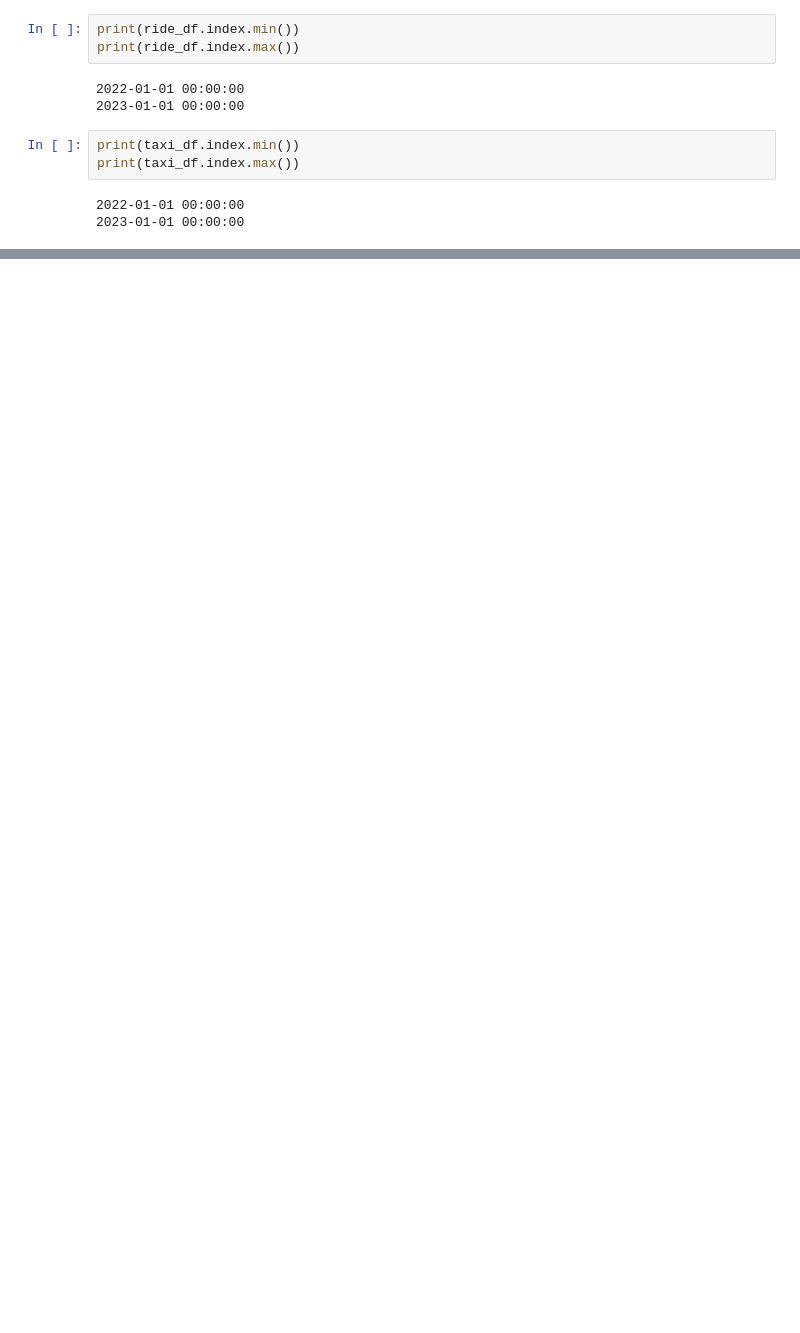
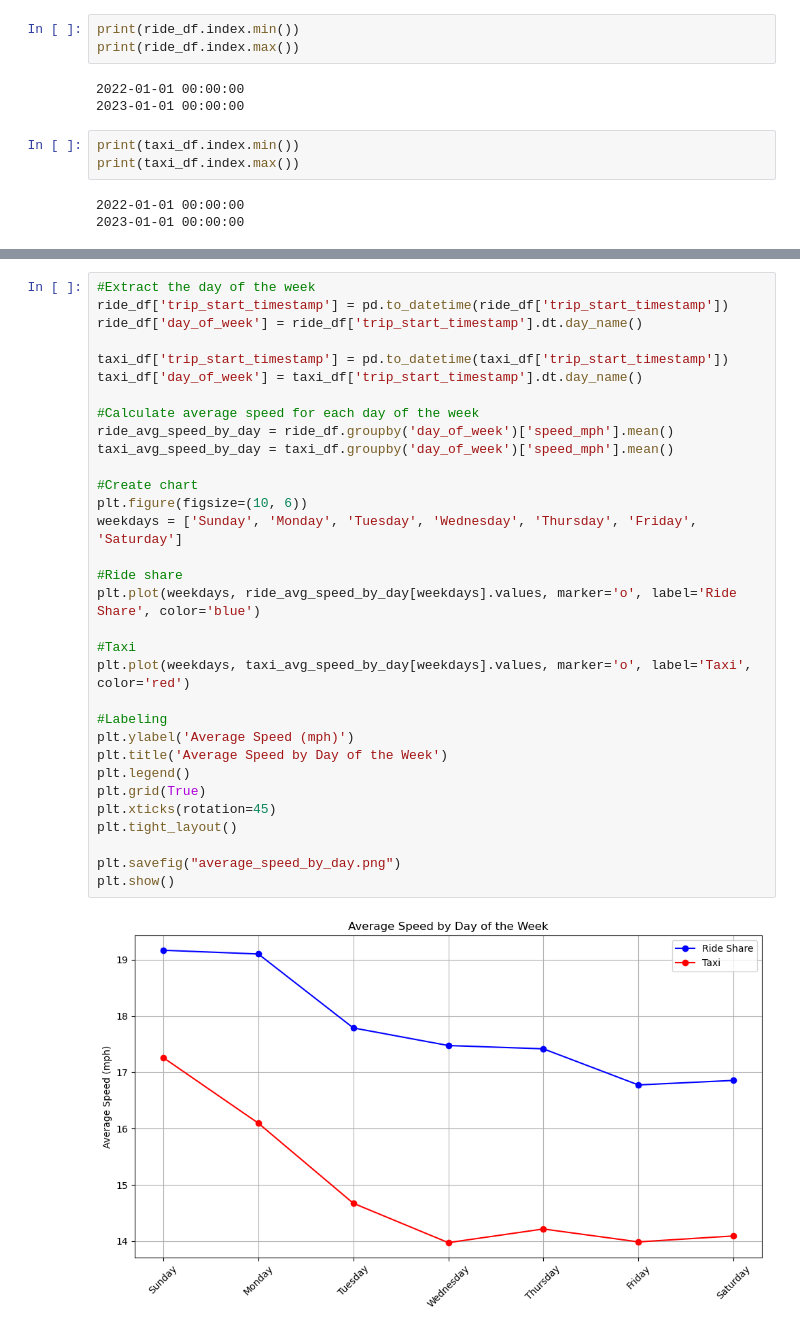
Before and after one commit to shaildesai98/Project-, a Jupyter notebook: test_notebook.ipynb, the cells around one changed output, grey strips where cells are left out. Cells and saved outputs as stored; diff of their text form; blank space fills up the shorter version.

```diff
--- a/test_notebook.ipynb
+++ b/test_notebook.ipynb
@@ -365,0 +353,34 @@ Average Distance (miles): 5.35
+# %%
+#Extract the day of the week
+ride_df['trip_start_timestamp'] = pd.to_datetime(ride_df['trip_start_timestamp'])
+ride_df['day_of_week'] = ride_df['trip_start_timestamp'].dt.day_name()
+
+taxi_df['trip_start_timestamp'] = pd.to_datetime(taxi_df['trip_start_timestamp'])
+taxi_df['day_of_week'] = taxi_df['trip_start_timestamp'].dt.day_name()
+
+#Calculate average speed for each day of the week
+ride_avg_speed_by_day = ride_df.groupby('day_of_week')['speed_mph'].mean()
+taxi_avg_speed_by_day = taxi_df.groupby('day_of_week')['speed_mph'].mean()
+
+#Create chart
+plt.figure(figsize=(10, 6))
+weekdays = ['Sunday', 'Monday', 'Tuesday', 'Wednesday', 'Thursday', 'Friday', 'Saturday']
+
+#Ride share
+plt.plot(weekdays, ride_avg_speed_by_day[weekdays].values, marker='o', label='Ride Share', color='blue')
+
+#Taxi
+plt.plot(weekdays, taxi_avg_speed_by_day[weekdays].values, marker='o', label='Taxi', color='red')
+
+#Labeling
+plt.ylabel('Average Speed (mph)')
+plt.title('Average Speed by Day of the Week')
+plt.legend()
+plt.grid(True)
+plt.xticks(rotation=45)
+plt.tight_layout()
+
+plt.savefig("average_speed_by_day.png")
+plt.show()
+# %% [output]
+[figure, added]
```
Also changed, not shown: parts of 8 cells of this notebook, 2 other files.
